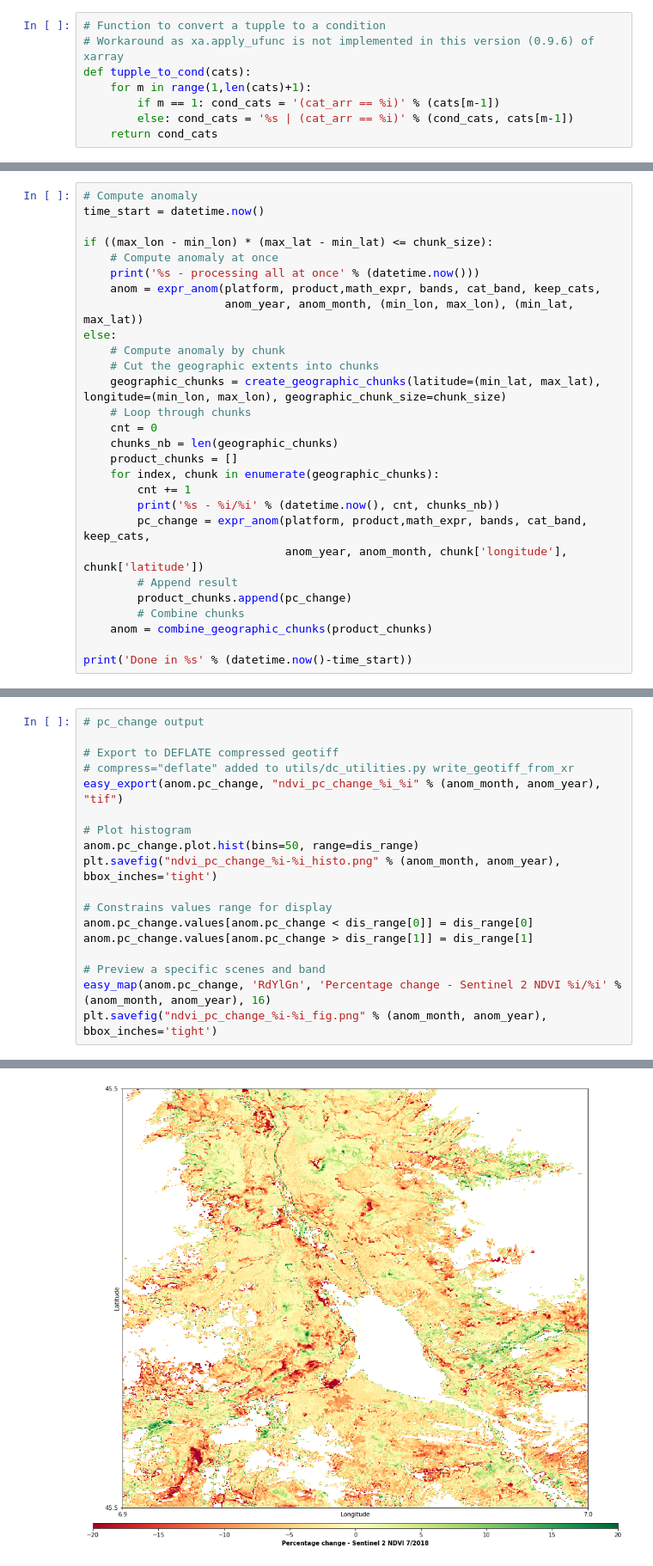
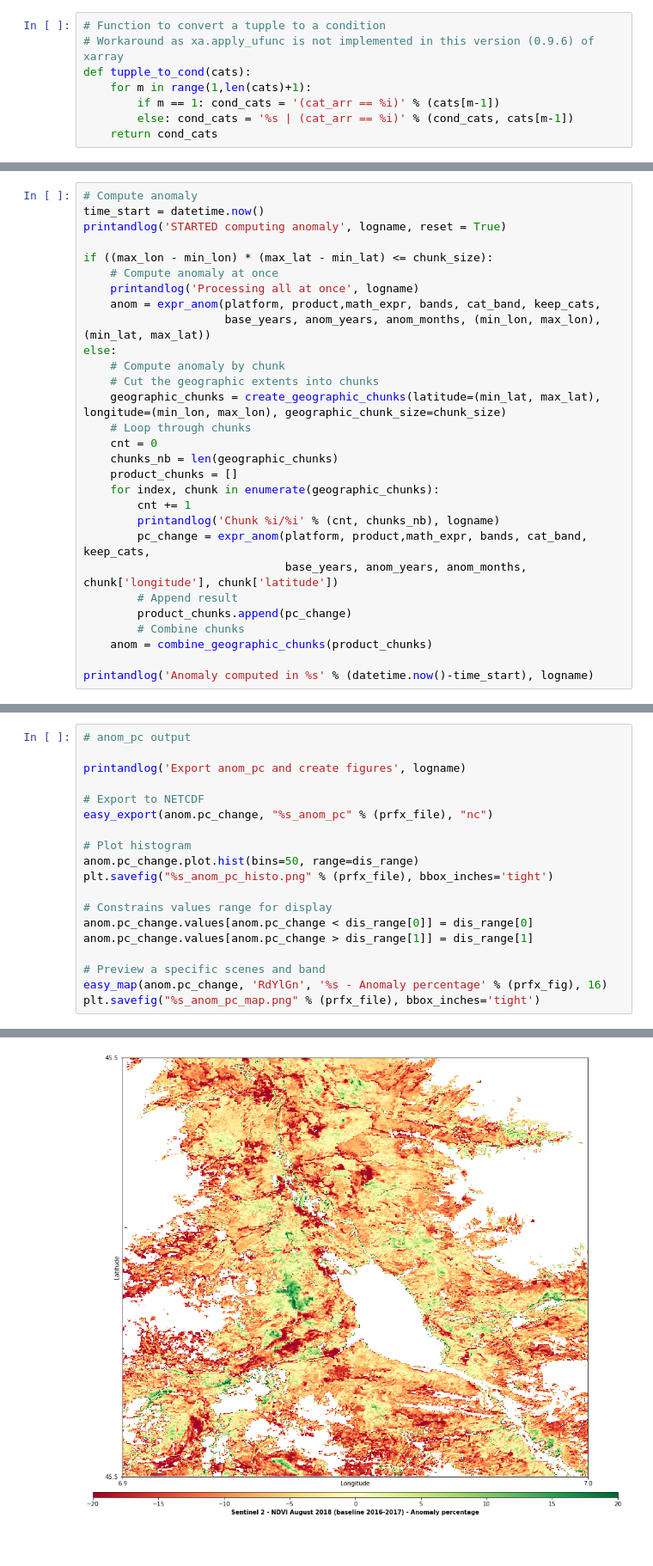
Before and after one commit to unep-grid/SwissDataCube, a Jupyter notebook: notebooks/monthly_anomaly.ipynb, the cells around one changed output, grey strips where cells are left out. Shown at 86% size. Cells and saved outputs as stored; diff of their text form.

```diff
--- a/notebooks/monthly_anomaly.ipynb
+++ b/notebooks/monthly_anomaly.ipynb
@@ -185,12 +246,13 @@ def expr_anom(plat, prod, expr, bands_expr, mask, data_cats, year, month, lon, l
 # %%
 # Compute anomaly
 time_start = datetime.now()
+printandlog('STARTED computing anomaly', logname, reset = True)
 
 if ((max_lon - min_lon) * (max_lat - min_lat) <= chunk_size):
     # Compute anomaly at once
-    print('%s - processing all at once' % (datetime.now()))
+    printandlog('Processing all at once', logname)
     anom = expr_anom(platform, product,math_expr, bands, cat_band, keep_cats,
-                     anom_year, anom_month, (min_lon, max_lon), (min_lat, max_lat))
+                     base_years, anom_years, anom_months, (min_lon, max_lon), (min_lat, max_lat))
 else:
     # Compute anomaly by chunk
     # Cut the geographic extents into chunks
@@ -201,13 +263,13 @@ else:
     product_chunks = []
     for index, chunk in enumerate(geographic_chunks):
         cnt += 1
-        print('%s - %i/%i' % (datetime.now(), cnt, chunks_nb))
+        printandlog('Chunk %i/%i' % (cnt, chunks_nb), logname)
         pc_change = expr_anom(platform, product,math_expr, bands, cat_band, keep_cats,
-                              anom_year, anom_month, chunk['longitude'], chunk['latitude'])
+                              base_years, anom_years, anom_months, chunk['longitude'], chunk['latitude'])
         # Append result
         product_chunks.append(pc_change)
         # Combine chunks
     anom = combine_geographic_chunks(product_chunks)
 
-print('Done in %s' % (datetime.now()-time_start))
+printandlog('Anomaly computed in %s' % (datetime.now()-time_start), logname)
 # %% [output]
@@ -216,19 +279,20 @@ Done in 0:00:17.877967
 # %%
-# pc_change output
+# anom_pc output
 
-# Export to DEFLATE compressed geotiff
-# compress="deflate" added to utils/dc_utilities.py write_geotiff_from_xr
-easy_export(anom.pc_change, "ndvi_pc_change_%i_%i" % (anom_month, anom_year), "tif")
+printandlog('Export anom_pc and create figures', logname)
+
+# Export to NETCDF
+easy_export(anom.pc_change, "%s_anom_pc" % (prfx_file), "nc")
 
 # Plot histogram
 anom.pc_change.plot.hist(bins=50, range=dis_range)
-plt.savefig("ndvi_pc_change_%i-%i_histo.png" % (anom_month, anom_year), bbox_inches='tight')
+plt.savefig("%s_anom_pc_histo.png" % (prfx_file), bbox_inches='tight')
 
 # Constrains values range for display
 anom.pc_change.values[anom.pc_change < dis_range[0]] = dis_range[0]
 anom.pc_change.values[anom.pc_change > dis_range[1]] = dis_range[1]
 
 # Preview a specific scenes and band
-easy_map(anom.pc_change, 'RdYlGn', 'Percentage change - Sentinel 2 NDVI %i/%i' % (anom_month, anom_year), 16)
-plt.savefig("ndvi_pc_change_%i-%i_fig.png" % (anom_month, anom_year), bbox_inches='tight')
+easy_map(anom.pc_change, 'RdYlGn', '%s - Anomaly percentage' % (prfx_fig), 16)
+plt.savefig("%s_anom_pc_map.png" % (prfx_file), bbox_inches='tight')
 # %% [output]
@@ -236,2 +301,2 @@ plt.savefig("ndvi_pc_change_%i-%i_fig.png" % (anom_month, anom_year), bbox_inche
-[figure, old version]
+[figure, new version]
 # %%
```
Also changed, not shown: parts of 9 cells of this notebook, 2 other files.
